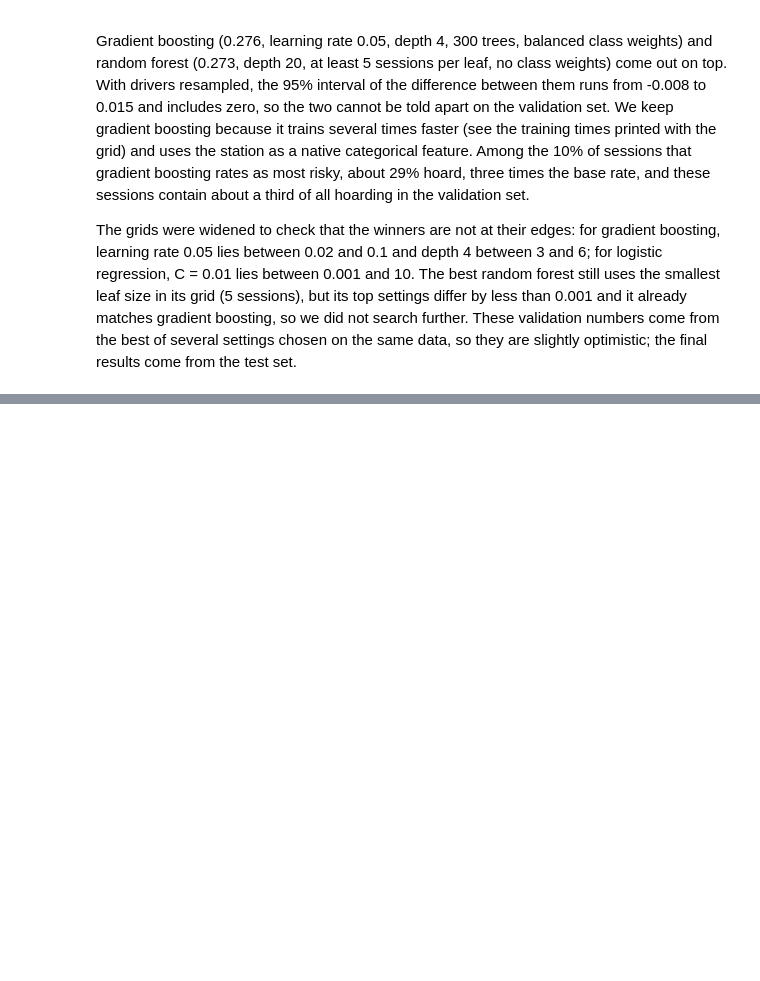
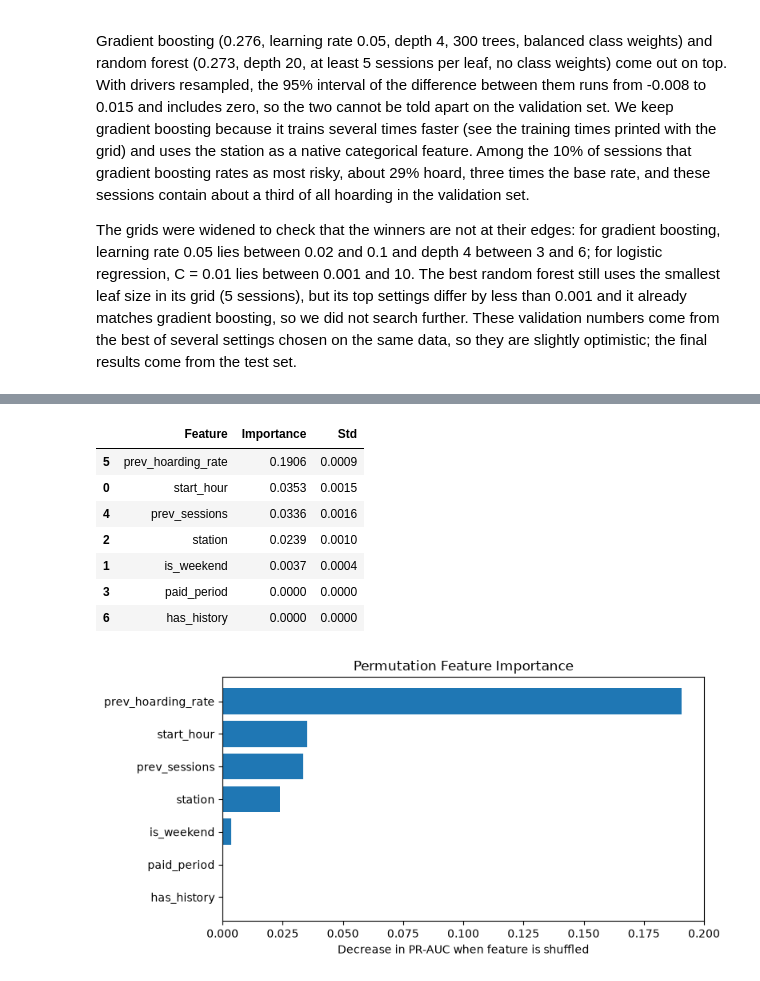
Before and after one commit to Teresa7810/Introduction-to-Business-Analytics, a Jupyter notebook: 4. Exploratory.ipynb, the cells around one changed output, grey strips where cells are left out. Saved outputs shown, nothing was run; the diff lists cells and outputs as text; code cells hidden in the pictures; blank space fills up the shorter version.

Commit message:
Complete hoarding prediction and business impact analysis

```diff
--- a/4. Exploratory.ipynb
+++ b/4. Exploratory.ipynb
@@ -891,0 +1249,45 @@ The grids were widened to check that the winners are not at their edges: for gra
+# %%
+
+# STEP 6A — Permutation feature importance
+# Use the final model and held-out test set.
+# No model tuning is performed.
+
+from sklearn.inspection import permutation_importance
+
+importance = permutation_importance(
+    final_model,
+    test_final[ALL_FEATURES],
+    test_final["hoarding"],
+    scoring="average_precision",
+    n_repeats=3,
+    random_state=42,
+    n_jobs=1
+)
+
+importance_table = pd.DataFrame({
+    "Feature": ALL_FEATURES,
+    "Importance": importance.importances_mean,
+    "Std": importance.importances_std
+}).sort_values("Importance", ascending=False)
+
+display(importance_table.round(4))
+
+plt.figure(figsize=(8, 4))
+plt.barh(
+    importance_table["Feature"][::-1],
+    importance_table["Importance"][::-1]
+)
+plt.xlabel("Decrease in PR-AUC when feature is shuffled")
+plt.title("Permutation Feature Importance")
+plt.tight_layout()
+plt.show()
+# %% [output]
+|  | Feature | Importance | Std |
+| 5 | prev_hoarding_rate | 0.1906 | 0.0009 |
+| 0 | start_hour | 0.0353 | 0.0015 |
+| 4 | prev_sessions | 0.0336 | 0.0016 |
+| 2 | station | 0.0239 | 0.0010 |
+| 1 | is_weekend | 0.0037 | 0.0004 |
+| 3 | paid_period | 0.0000 | 0.0000 |
+| 6 | has_history | 0.0000 | 0.0000 |
+[figure, added]
```
Also changed, not shown: parts of 24 cells of this notebook.
